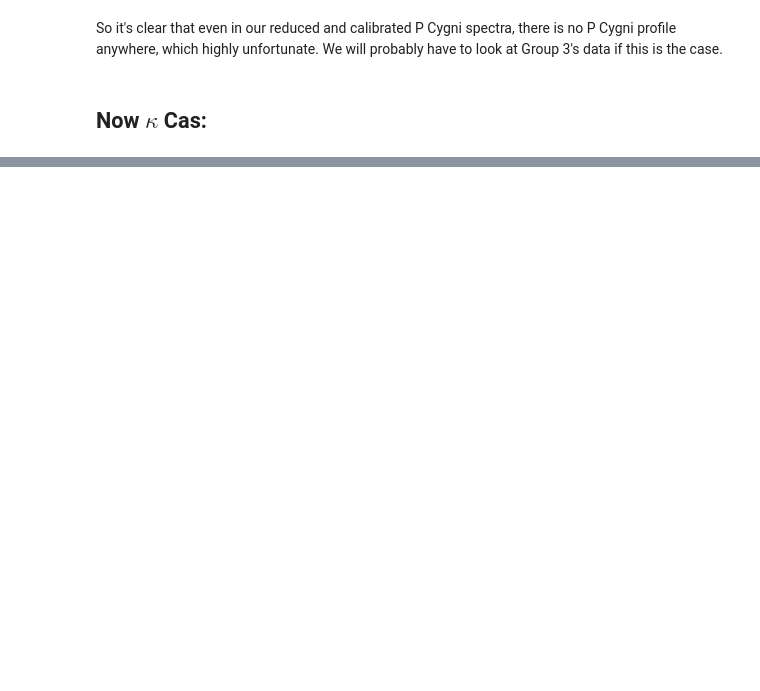
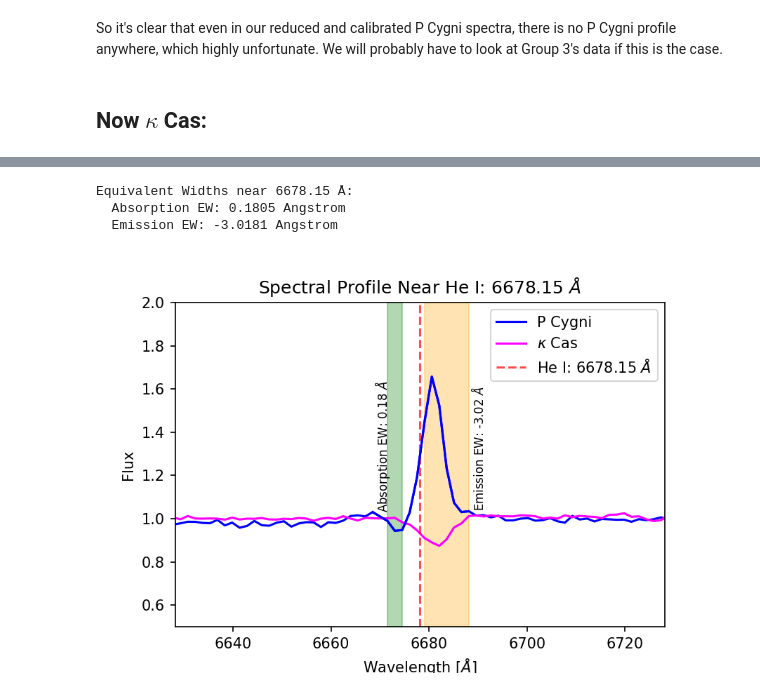
Before and after one commit to AnnikaDeutsch/obs_lab3, a Jupyter notebook: lab3_analysis.ipynb, the cells around one changed output, grey strips where cells are left out. Drawn from its saved outputs; the diff is of its cells as text; code cells hidden in the pictures; blank space fills up the shorter version.

Commit message:
equivalent widths of absorption and emission measured

```diff
--- a/lab3_analysis.ipynb
+++ b/lab3_analysis.ipynb
@@ -945,0 +946,51 @@ for line, name in zip(lines_where_pcyg, line_names_where_pcyg):
+# %%
+# select wavelength window
+line_center = 6678.15
+lo, hi = line_center-10, line_center+10
+
+mask_pcyg = (wl_pcyg > lo) & (wl_pcyg < hi)
+
+wl_window_pcyg = wl_pcyg[mask_pcyg] * u.AA
+flux_window_pcyg = flux_norm[mask_pcyg] * u.one
+
+# create spectrum 1d object
+spec_pcyg_obj = Spectrum(spectral_axis=wl_window_pcyg, flux=flux_window_pcyg)
+
+# separate into absorption and emission regions
+abs_mask = (flux_window_pcyg < 1.0) & (wl_window_pcyg <= line_center*u.AA)
+em_mask = (flux_window_pcyg >= 1.0) & (wl_window_pcyg >= line_center*u.AA)
+
+spec_abs = Spectrum(spectral_axis=wl_window_pcyg[abs_mask], flux=flux_window_pcyg[abs_mask])
+spec_em = Spectrum(spectral_axis=wl_window_pcyg[em_mask], flux=flux_window_pcyg[em_mask])
+
+# measure equivalent width of absorption and emission regions
+ew_abs = equivalent_width(spec_abs)
+ew_em = equivalent_width(spec_em)
+
+print(f"Equivalent Widths near {line_center} Å:")
+print(f"  Absorption EW: {ew_abs.to(u.AA):.4f}")
+print(f"  Emission EW: {ew_em.to(u.AA):.4f}")
+# %% [output]
+Equivalent Widths near 6678.15 Å:
+  Absorption EW: 0.1805 Angstrom
+  Emission EW: -3.0181 Angstrom
+# %%
+plt.figure(figsize=(6,4), dpi=150)
+plt.plot(wl_pcyg, flux_norm, label='P Cygni', color='blue')
+plt.plot(wl_kcas, flux_norm_kcas, label=r'$\kappa$ Cas', color='magenta')
+plt.axvline(line, color='red', linestyle='--', alpha=0.7, label=name)
+plt.xlim([line_center-50, line_center+50])
+plt.ylim([0.5, 2])
+plt.xlabel(r'Wavelength [$\AA$]')
+plt.ylabel('Flux')
+plt.title(f'Spectral Profile Near {line_names_where_pcyg[1]}')
+plt.plot(wl_window_pcyg, flux_window_pcyg, 'b-')
+# plot vertical regions for absorption and emission
+plt.axvspan(wl_window_pcyg[abs_mask][0].value, wl_window_pcyg[abs_mask][-1].value, color='green', alpha=0.3)
+plt.axvspan(wl_window_pcyg[em_mask][0].value, wl_window_pcyg[em_mask][-1].value, color='orange', alpha=0.3)
+plt.text(line_center-9.5, 1.05, rf'Absorption EW: {ew_abs.to(u.AA).value:.2f} $\AA$', rotation=90, color='k', fontsize=8)
+plt.text(line_center+10.5, 1.05, rf'Emission EW: {ew_em.to(u.AA).value:.2f} $\AA$', rotation=90, color='k', fontsize=8)
+plt.legend()
+plt.show()
+# %% [output]
+[figure, added]
```
Also changed, not shown: parts of 6 cells of this notebook.
